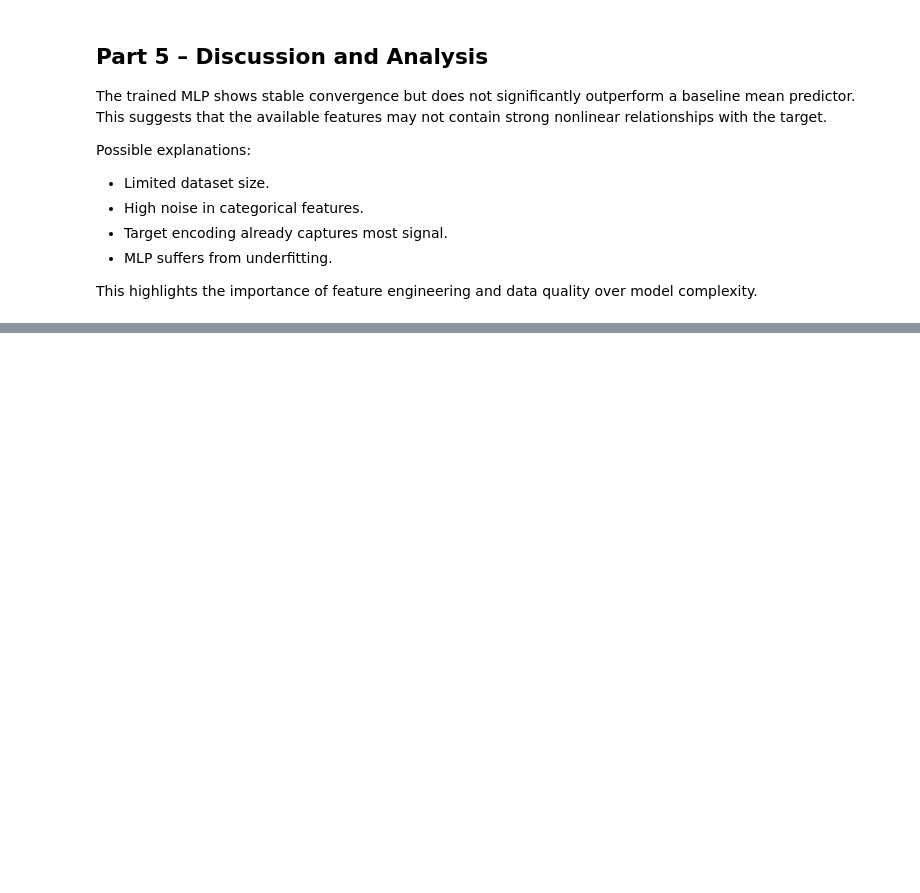
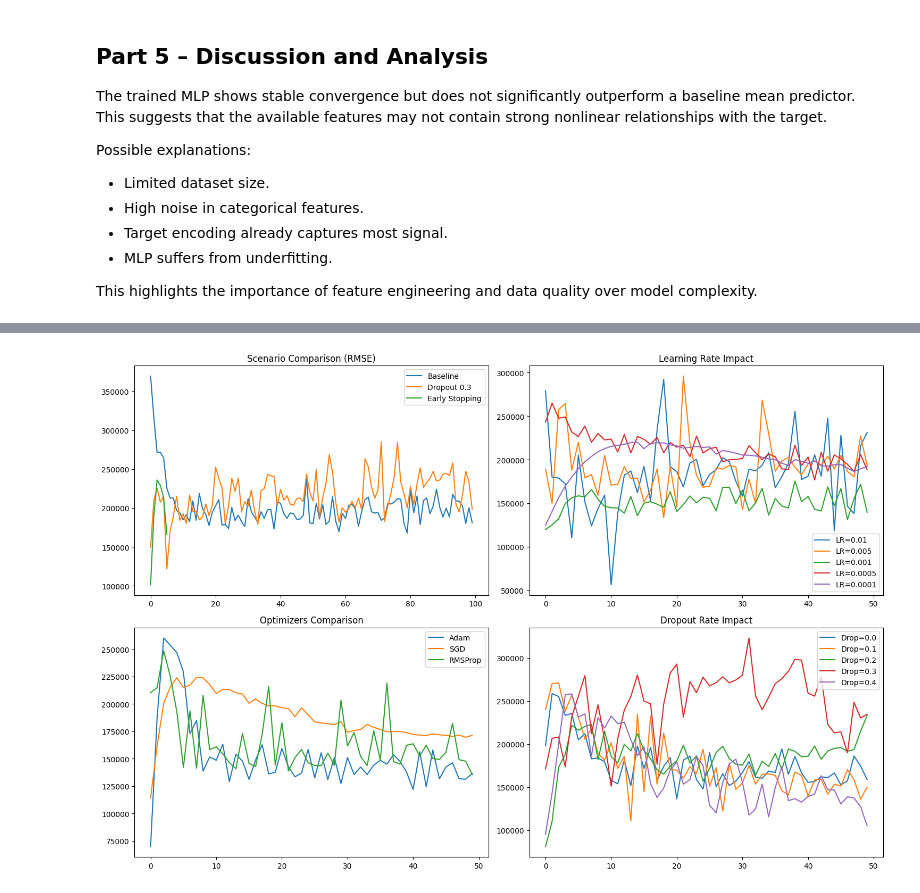
Before and after one commit to Fontiegow/UT-Master-of-AI, a Jupyter notebook: ML/HW/HW3/Q1-MLP.ipynb, the cells around one changed output, grey strips where cells are left out. Cells and saved outputs as stored; diff of their text form; code cells hidden in the pictures; blank space fills up the shorter version.

```diff
--- a/ML/HW/HW3/Q1-MLP.ipynb
+++ b/ML/HW/HW3/Q1-MLP.ipynb
@@ -1370,0 +1223,48 @@ print("Test MSE:", test_mse)
+# %%
+lr_rates = [0.01, 0.005, 0.001, 0.0005, 0.0001]
+lr_results = {}
+
+for lr in lr_rates:
+    model = build_advanced_model(X_train_np.shape[1], learning_rate=lr)
+    h = model.fit(X_train_np, y_train_np, validation_data=(X_val_np, y_val_np), epochs=50, verbose=0)
+    lr_results[lr] = h.history['val_root_mean_squared_error']
+# %%
+plt.figure(figsize=(15, 10))
+
+# نمودار مقایسه سناریوها
+plt.subplot(2, 2, 1)
+plt.plot(hist_base.history['val_root_mean_squared_error'], label='Baseline')
+plt.plot(hist_drop.history['val_root_mean_squared_error'], label='Dropout 0.3')
+plt.plot(hist_es.history['val_root_mean_squared_error'], label='Early Stopping')
+plt.title('Scenario Comparison (RMSE)')
+plt.legend()
+
+# نمودار نرخ یادگیری
+plt.subplot(2, 2, 2)
+for lr, val in lr_results.items():
+    plt.plot(val, label=f'LR={lr}')
+plt.title('Learning Rate Impact')
+plt.legend()
+
+# نمودار بهینه‌سازها
+plt.subplot(2, 2, 3)
+for opt in ['Adam', 'SGD', 'RMSProp']:
+    m = build_advanced_model(X_train_np.shape[1], optimizer_type=opt)
+    h = m.fit(X_train_np, y_train_np, validation_data=(X_val_np, y_val_np), epochs=50, verbose=0)
+    plt.plot(h.history['val_root_mean_squared_error'], label=opt)
+plt.title('Optimizers Comparison')
+plt.legend()
+
+# نمودار نرخ دراپ‌اوت
+plt.subplot(2, 2, 4)
+for dr in [0.0, 0.1, 0.2, 0.3, 0.4]:
+    m = build_advanced_model(X_train_np.shape[1], dropout_rate=dr)
+    h = m.fit(X_train_np, y_train_np, validation_data=(X_val_np, y_val_np), epochs=50, verbose=0)
+    plt.plot(h.history['val_root_mean_squared_error'], label=f'Drop={dr}')
+plt.title('Dropout Rate Impact')
+plt.legend()
+
+plt.tight_layout()
+plt.show()
+# %% [output]
+[figure, added]
```
Also changed, not shown: parts of 12 cells of this notebook, 1 other file.
